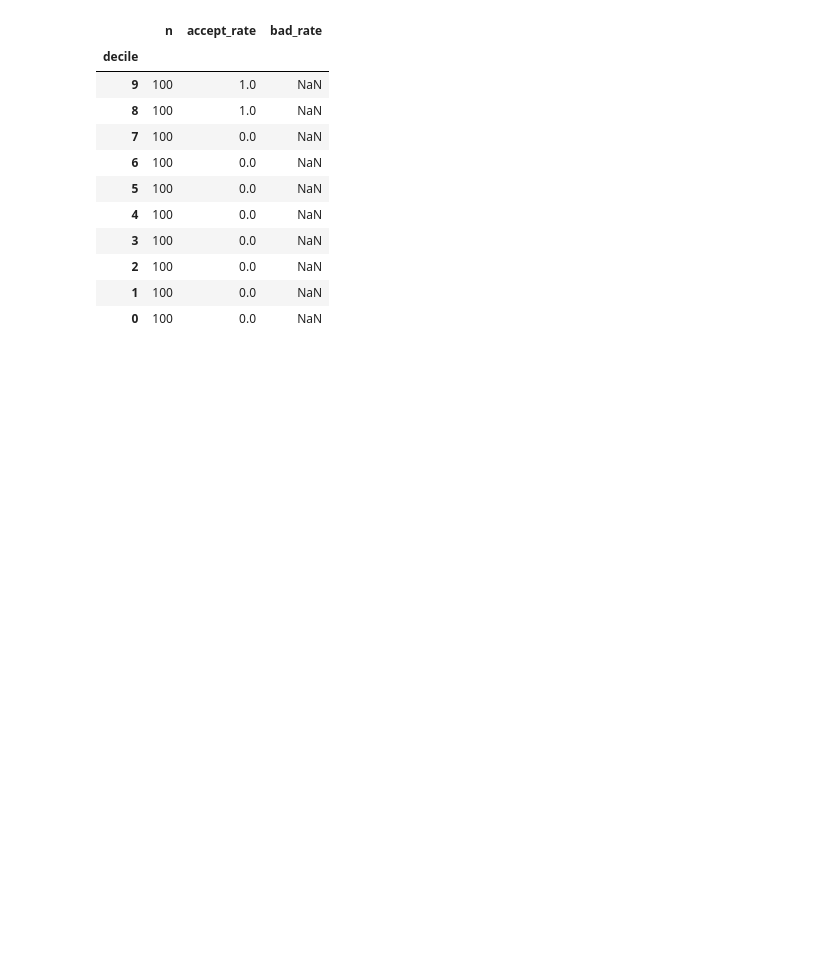
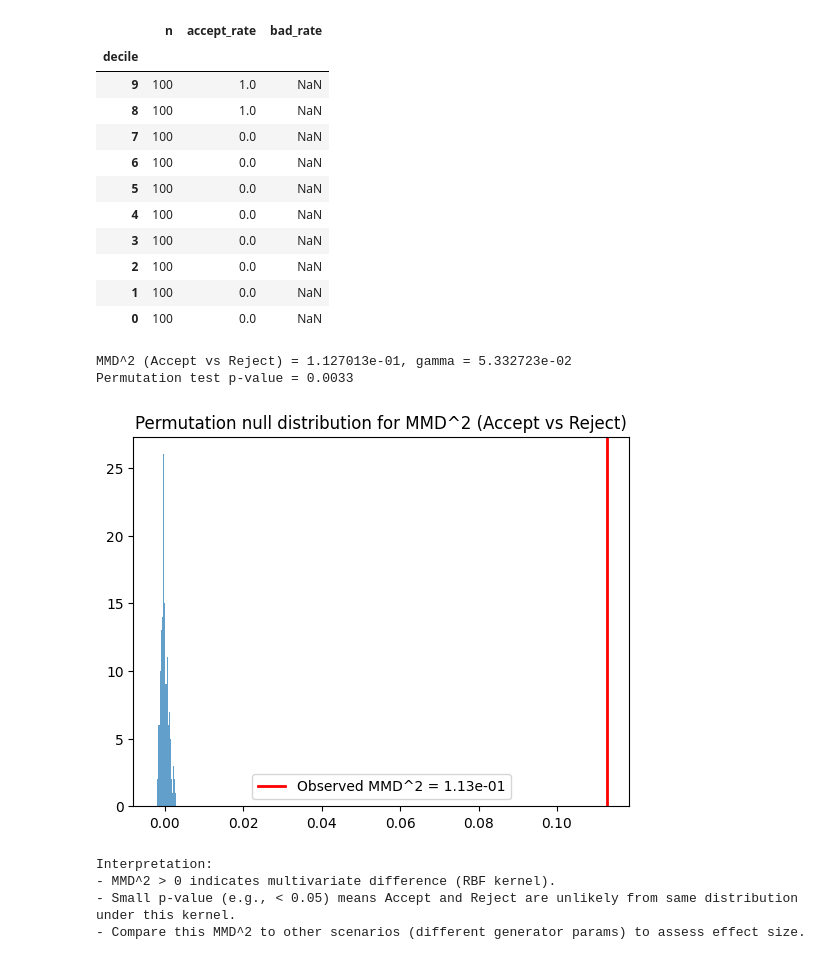
Before and after one commit to MiaYangM/Information-System--Foundation-Models-for-Reject-Inference, a Jupyter notebook: test weighted.ipynb, the cells around one changed output. Saved outputs shown, nothing was run; the diff lists cells and outputs as text; code cells hidden in the pictures; blank space fills up the shorter version.

Commit message:
update genarater and test MMD

```diff
--- a/test weighted.ipynb
+++ b/test weighted.ipynb
@@ -226,3 +262,75 @@ Decile stats (highest score decile at top):
 | 2 | 100 | 0.0 | NaN |
 | 1 | 100 | 0.0 | NaN |
 | 0 | 100 | 0.0 | NaN |
+# %%
+from MMD_test import mmd_rbf_unbiased, mmd_permutation_test
+from sklearn.preprocessing import StandardScaler
+
+
+A = init_accepts[features].astype(float).values
+B = init_rejects[features].astype(float).values
+
+# subsample if groups are large (speeds up MMD / permutation)
+max_n = 1000
+rng = np.random.RandomState(0)
+if A.shape[0] > max_n:
+    idx = rng.choice(A.shape[0], max_n, replace=False); A = A[idx]
+if B.shape[0] > max_n:
+    idx = rng.choice(B.shape[0], max_n, replace=False); B = B[idx]
+
+pooled = np.vstack([A, B])
+scaler = StandardScaler().fit(pooled)
+A_s = scaler.transform(A)
+B_s = scaler.transform(B)
+
+#compute MMD^2 and gamma (unbiased estimator)
+mmd2, gamma = mmd_rbf_unbiased(A_s, B_s)
+print(f"MMD^2 (Accept vs Reject) = {mmd2:.6e}, gamma = {gamma:.6e}")
+
+# permutation test (gives p-value)
+mmd_obs, gamma, p_value = mmd_permutation_test(A_s, B_s, n_permutations=300, gamma=gamma, seed=0)
+print(f"Permutation test p-value = {p_value:.4f}")
+# %% [output]
+MMD^2 (Accept vs Reject) = 1.127013e-01, gamma = 5.332723e-02
+Permutation test p-value = 0.0033
+# %%
+# 6) compute permutation stats locally for plotting (useful to visualize null distribution)
+# (mmd_permutation_test does not return perm_stats; compute them here if you want the histogram)
+from numpy.random import RandomState
+rng = RandomState(0)
+Z = np.vstack([A_s, B_s])
+n = A_s.shape[0]; m = B_s.shape[0]
+labels = np.array([0]*n + [1]*m)
+perm_stats = []
+n_perm = 300
+for i in range(n_perm):
+    rng.shuffle(labels)
+    Xp = Z[labels==0]
+    Yp = Z[labels==1]
+    # if shuffle changed sizes (rare), sample to original sizes
+    if Xp.shape[0] != n:
+        idx0 = np.where(labels==0)[0][:n]; idx1 = np.where(labels==1)[0][:m]
+        Xp = Z[idx0]; Yp = Z[idx1]
+    stat, _ = mmd_rbf_unbiased(Xp, Yp, gamma=gamma)
+    perm_stats.append(stat)
+perm_stats = np.array(perm_stats)
+
+# 7) plot observed vs permuted (requires matplotlib)
+import matplotlib.pyplot as plt
+plt.hist(perm_stats, bins=40, alpha=0.7)
+plt.axvline(mmd_obs, color='r', linewidth=2, label=f'Observed MMD^2 = {mmd_obs:.2e}')
+plt.legend()
+plt.title('Permutation null distribution for MMD^2 (Accept vs Reject)')
+plt.show()
+
+# 8) Quick interpretation helper
+print("Interpretation:")
+print("- MMD^2 > 0 indicates multivariate difference (RBF kernel).")
+print("- Small p-value (e.g., < 0.05) means Accept and Reject are unlikely from same distribution under this kernel.")
+print("- Compare this MMD^2 to other scenarios (different generator params) to assess effect size.")
+# %% [output]
+[figure, added]
+Interpretation:
+- MMD^2 > 0 indicates multivariate difference (RBF kernel).
+- Small p-value (e.g., < 0.05) means Accept and Reject are unlikely from same distribution under this kernel.
+- Compare this MMD^2 to other scenarios (different generator params) to assess effect size.
```
Also changed, not shown: parts of 6 cells of this notebook.
